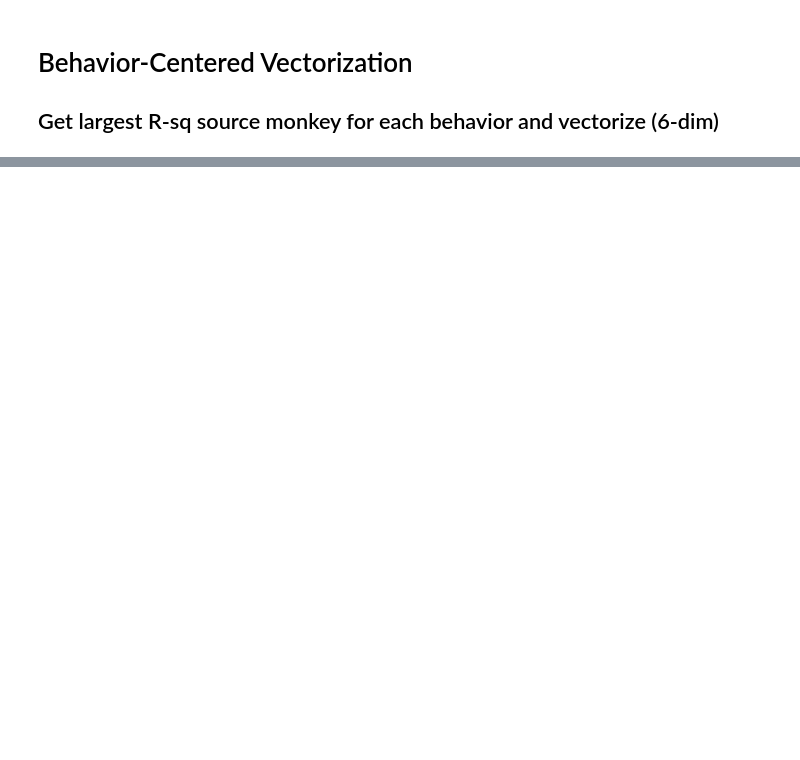
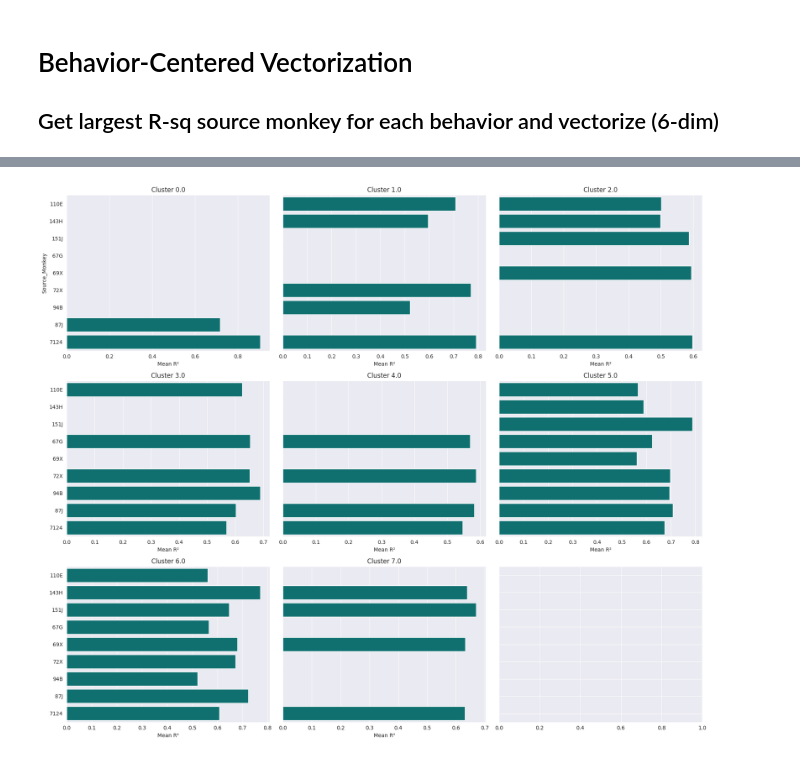
Before and after one commit to EdConnorLab/Julie, a Jupyter notebook: notebooks/zombies_post_directional_lin_reg_analysis/behavior_centered.ipynb, the cells around one changed output, grey strips where cells are left out. Drawn from its saved outputs; the diff is of its cells as text; code cells hidden in the pictures; blank space fills up the shorter version.

```diff
--- a/notebooks/zombies_post_directional_lin_reg_analysis/behavior_centered.ipynb
+++ b/notebooks/zombies_post_directional_lin_reg_analysis/behavior_centered.ipynb
@@ -193,2 +227,7 @@ plt.show()
 # %%
 pivot_df_clustered[pivot_df_clustered['Cluster'] == 5]
+# %%
+from analyses.linear_regression.post_ols_analysis import plot_cross_meta_from_filtered_df
+plot_cross_meta_from_filtered_df(filtered_df, pivot_df, cluster_labels, category_col="Source_Monkey")
+# %% [output]
+[figure, added]
```
Also changed, not shown: parts of 10 cells of this notebook, 2 other files.
